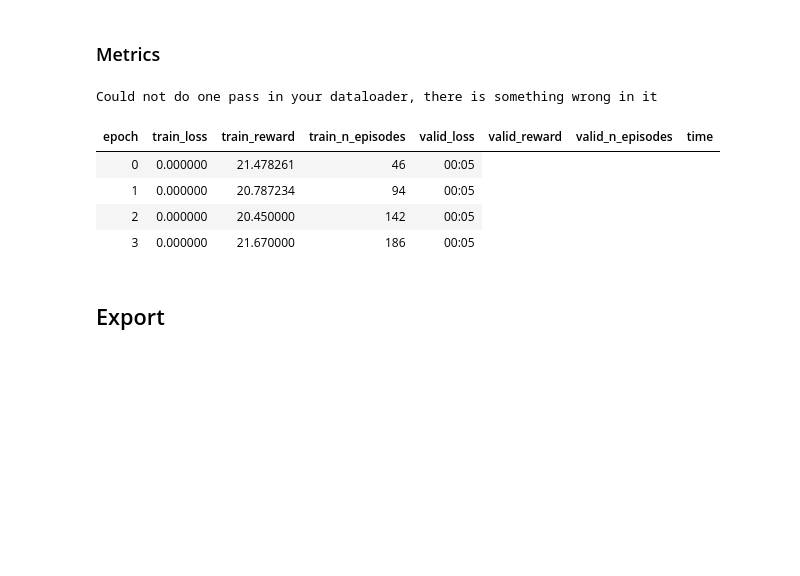
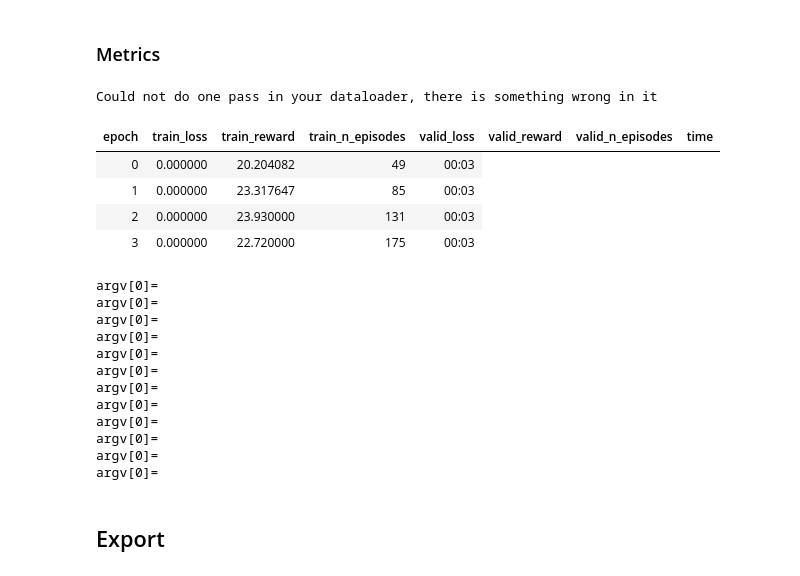
Before and after one commit to josiahls/fastrl, a Jupyter notebook: nbs/05b_data.gym.ipynb, the cells around one changed output. Drawn from its saved outputs; the diff is of its cells as text; code cells hidden in the pictures; blank space fills up the shorter version.

```diff
--- a/nbs/05b_data.gym.ipynb
+++ b/nbs/05b_data.gym.ipynb
@@ -78,13 +78,18 @@ logging.basicConfig(format='[%(asctime)s.%(msecs)03d] p%(process)s {%(filename)s
 # %%
 # export
 class TstCallback(AgentCallback):
-    def __init__(self,action_space=None,constant=None): store_attr()
+    def __init__(self,action_space=None,constant=None):
+        store_attr()
+        self.action_executions=0
+
     def before_noise(self):
         bs=self.experience['state'].shape[0]
         self.agent.action=Tensor([[self.constant] if self.constant is not None else
                                    self.action_space.sample()
                                    for _ in range(bs)])
         self.agent.experience=D(merge(self.experience,{'random_action':np.random.randint(0,3,(bs,1))}))
+
+        self.action_executions+=1
 
 def np_type_cast(a,dtype): return a.astype(dtype)
 
@@ -208,0 +218,10 @@ End Episodes
+# %%
+d=None
+source=Source(
+    cbs=GymLoop(env_name='HumanoidPyBulletEnv-v0',steps_delta=1,steps_count=1),
+    persistent=True
+)
+for x,_ in zip(iter(source),range(50)):
+    if d is not None: d+=BD(x)
+    else:             d=BD(x)
+d.pandas(jupyter_nrows=300)
@@ -209,7 +248,8 @@ End Episodes
 # %%
 d=None
 source=Source(
-    cbs=GymLoop(env_name='HumanoidPyBulletEnv-v0',steps_delta=4,steps_count=2)
+    cbs=GymLoop(env_name='HumanoidPyBulletEnv-v0',steps_delta=4,steps_count=2),
+    persistent=False
 )
 for x,_ in zip(iter(source),range(50)):
     if d is not None: d+=BD(x)
@@ -478,13 +514,25 @@ def fake_gym_learner(source,n=1000,bs=1,num_workers=0,**kwargs):
     dls=block.dataloaders([source],n=n,bs=bs,num_workers=num_workers,verbose=False)
     return Learner(dls,FakeModel(),metrics=[Reward,NEpisodes],loss_func=lambda o: 0.5,**kwargs)
 # %%
-source=Source(cbs=[GymLoop(env_name='CartPole-v1'),FirstLast])
+source=Source(cbs=[GymLoop(env_name='CartPole-v1'),FirstLast],persistent=True)
 learn=fake_gym_learner(source,bs=64)
 learn.fit(4)
 # %% [output]
 Could not do one pass in your dataloader, there is something wrong in it
 | epoch | train_loss | train_reward | train_n_episodes | valid_loss | valid_reward | valid_n_episodes | time |
-| 0 | 0.000000 | 21.478261 | 46 | 00:05 |
-| 1 | 0.000000 | 20.787234 | 94 | 00:05 |
-| 2 | 0.000000 | 20.450000 | 142 | 00:05 |
-| 3 | 0.000000 | 21.670000 | 186 | 00:05 |
+| 0 | 0.000000 | 20.204082 | 49 | 00:03 |
+| 1 | 0.000000 | 23.317647 | 85 | 00:03 |
+| 2 | 0.000000 | 23.930000 | 131 | 00:03 |
+| 3 | 0.000000 | 22.720000 | 175 | 00:03 |
+argv[0]=
+argv[0]=
+argv[0]=
+argv[0]=
+argv[0]=
+argv[0]=
+argv[0]=
+argv[0]=
+argv[0]=
+argv[0]=
+argv[0]=
+argv[0]=
```
Also changed, not shown: parts of 9 cells of this notebook, 16 other files.
